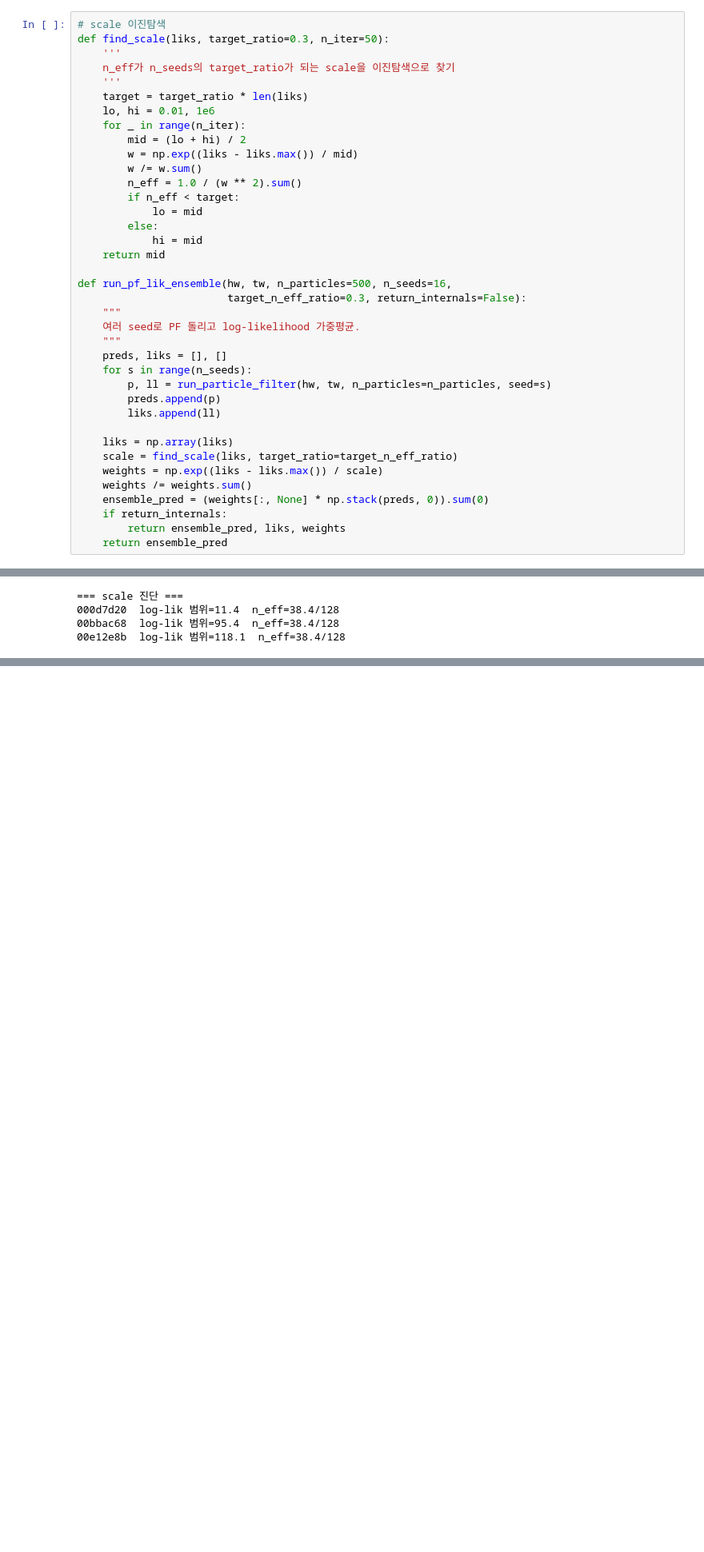
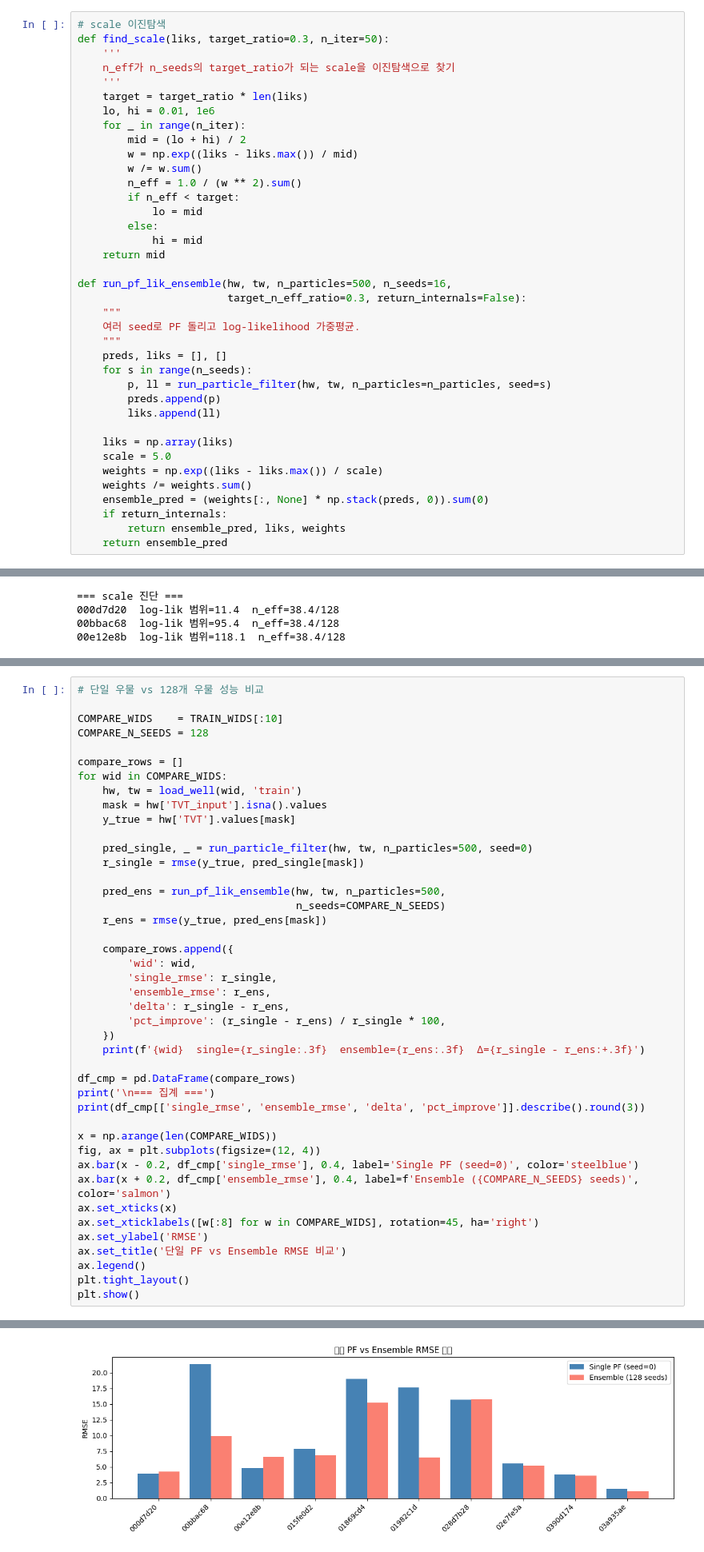
Before and after one commit to yejinkyo/ROGII, a Jupyter notebook: notebooks/07_physical_pf.ipynb, the cells around one changed output, grey strips where cells are left out. Shown at 80% size. Drawn from its saved outputs; the diff is of its cells as text; blank space fills up the shorter version.

```diff
--- a/notebooks/07_physical_pf.ipynb
+++ b/notebooks/07_physical_pf.ipynb
@@ -180,7 +180,7 @@ def run_pf_lik_ensemble(hw, tw, n_particles=500, n_seeds=16,
         liks.append(ll)
 
     liks = np.array(liks)
-    scale = find_scale(liks, target_ratio=target_n_eff_ratio)
+    scale = 5.0
     weights = np.exp((liks - liks.max()) / scale)
     weights /= weights.sum()
     ensemble_pred = (weights[:, None] * np.stack(preds, 0)).sum(0)
@@ -282,0 +331,44 @@ def evaluate_well(wid, pf_n_seeds=16):
+# %%
+# 단일 우물 vs 128개 우물 성능 비교
+
+COMPARE_WIDS    = TRAIN_WIDS[:10]
+COMPARE_N_SEEDS = 128
+
+compare_rows = []
+for wid in COMPARE_WIDS:
+    hw, tw = load_well(wid, 'train')
+    mask = hw['TVT_input'].isna().values
+    y_true = hw['TVT'].values[mask]
+
+    pred_single, _ = run_particle_filter(hw, tw, n_particles=500, seed=0)
+    r_single = rmse(y_true, pred_single[mask])
+
+    pred_ens = run_pf_lik_ensemble(hw, tw, n_particles=500,
+                                   n_seeds=COMPARE_N_SEEDS)
+    r_ens = rmse(y_true, pred_ens[mask])
+
+    compare_rows.append({
+        'wid': wid,
+        'single_rmse': r_single,
+        'ensemble_rmse': r_ens,
+        'delta': r_single - r_ens,
+        'pct_improve': (r_single - r_ens) / r_single * 100,
+    })
+    print(f'{wid}  single={r_single:.3f}  ensemble={r_ens:.3f}  Δ={r_single - r_ens:+.3f}')
+
+df_cmp = pd.DataFrame(compare_rows)
+print('\n=== 집계 ===')
+print(df_cmp[['single_rmse', 'ensemble_rmse', 'delta', 'pct_improve']].describe().round(3))
+
+x = np.arange(len(COMPARE_WIDS))
+fig, ax = plt.subplots(figsize=(12, 4))
+ax.bar(x - 0.2, df_cmp['single_rmse'], 0.4, label='Single PF (seed=0)', color='steelblue')
+ax.bar(x + 0.2, df_cmp['ensemble_rmse'], 0.4, label=f'Ensemble ({COMPARE_N_SEEDS} seeds)', color='salmon')
+ax.set_xticks(x)
+ax.set_xticklabels([w[:8] for w in COMPARE_WIDS], rotation=45, ha='right')
+ax.set_ylabel('RMSE')
+ax.set_title('단일 PF vs Ensemble RMSE 비교')
+ax.legend()
+plt.tight_layout()
+plt.show()
+# %% [output]
@@ -283,3 +392,4 @@ def evaluate_well(wid, pf_n_seeds=16):
+[figure, added]
 # %%
 # N개 우물에 대해 평가 실행
 N_WELLS = 10
```
Also changed, not shown: parts of 5 cells of this notebook.
